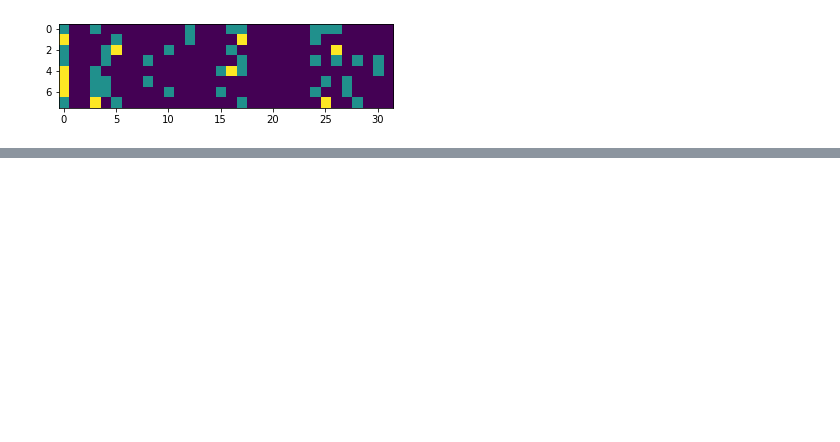
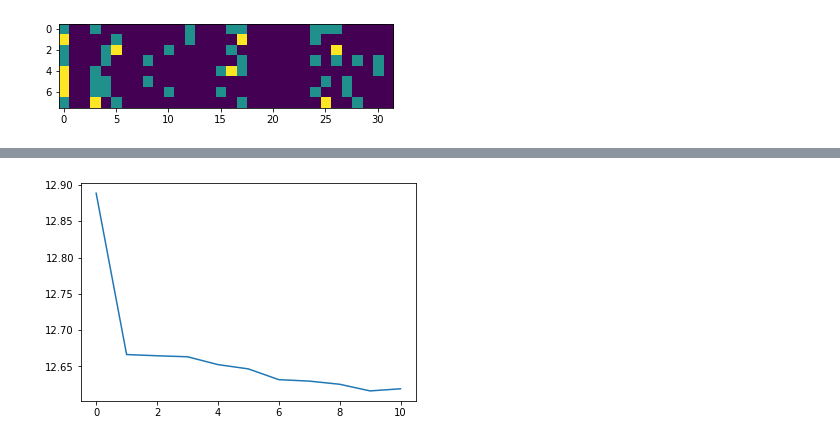
Before and after one commit to timgott/DeepQAP, a Jupyter notebook: evaluation/transformer_analysis.ipynb, the cells around one changed output, grey strips where cells are left out. Saved outputs shown, nothing was run; the diff lists cells and outputs as text; code cells hidden in the pictures; blank space fills up the shorter version.

```diff
--- a/evaluation/transformer_analysis.ipynb
+++ b/evaluation/transformer_analysis.ipynb
@@ -36,3 +24,14 @@ for fname in sorted(path_prefix.glob("checkpoint_*.pth")):
+# %%
+agents = []
+path_prefix = Path("../runs/reinforce_nomessaging_baseline/")
+for fname in sorted(path_prefix.glob("checkpoint_*.pth")):
+    a = ReinforceAgent()
+    a.load_checkpoint(fname)
+    agents.append(a)
 # %%
+agent = agents[-1]
 agent.solve_and_learn(qap)
+for param in agent.networks.parameters():
+    if param.grad is not None:
+        print(torch.norm(param.grad))
 # %% [output]
@@ -164,0 +159,8 @@ nn.cartesian_product_matrix(t1,t2)
+# %%
+baselines = [agent.baseline.mean() for agent in agents]
+# %%
+%matplotlib inline
+plt.plot(baselines)
+plt.show()
+# %% [output]
+[figure, added]
```
Also changed, not shown: parts of 15 cells of this notebook, 1 other file.
